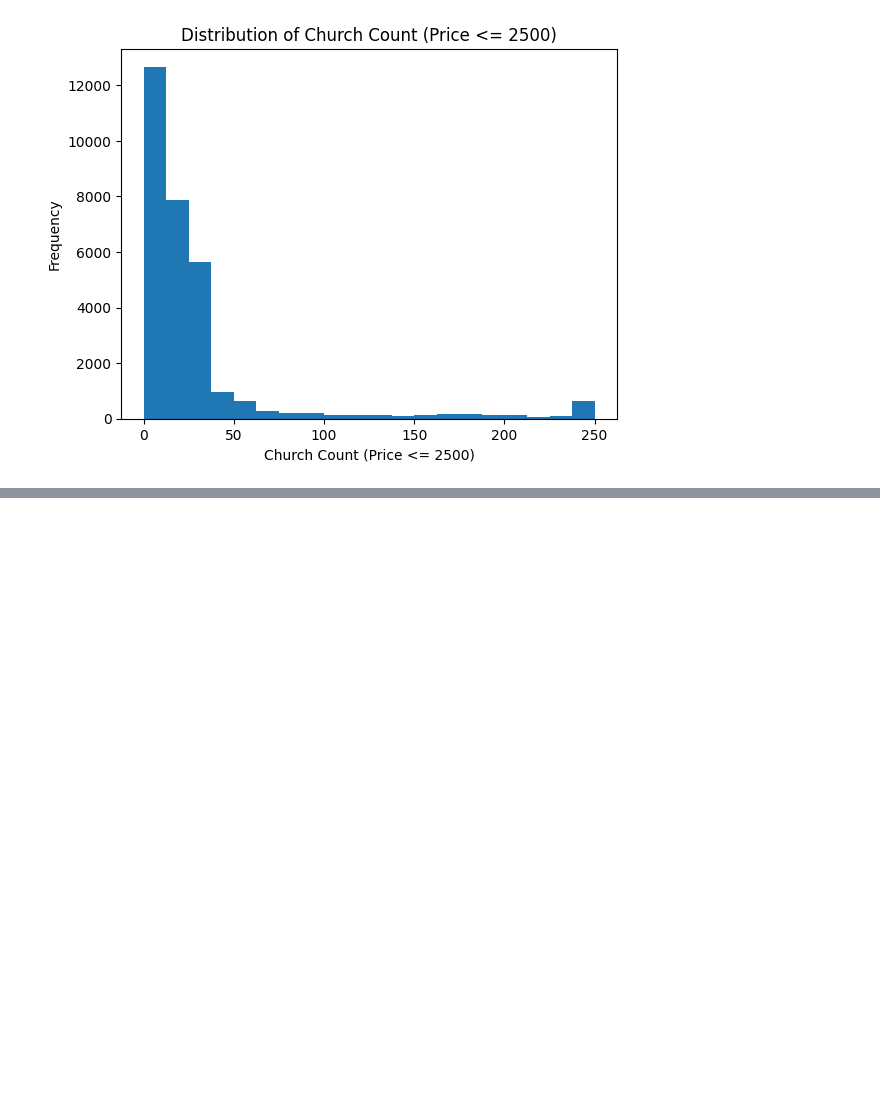
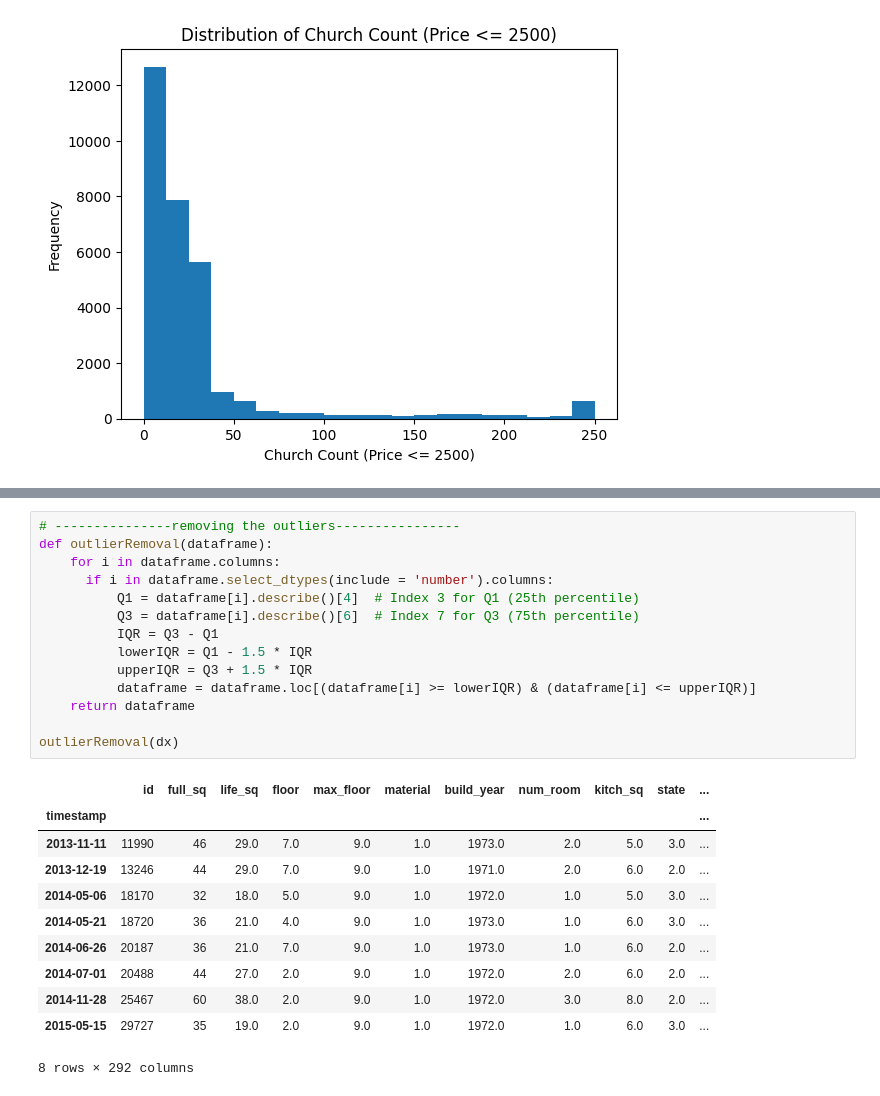
Before and after one commit to Obuninta/Final_Project, a Jupyter notebook: HousePricesPrediction.ipynb, the cells around one changed output, grey strips where cells are left out. Cells and saved outputs as stored; diff of their text form; blank space fills up the shorter version.

```diff
--- a/HousePricesPrediction.ipynb
+++ b/HousePricesPrediction.ipynb
@@ -237,0 +303,26 @@ plt.show()
+# %%
+# ---------------removing the outliers----------------
+def outlierRemoval(dataframe):
+    for i in dataframe.columns:
+      if i in dataframe.select_dtypes(include = 'number').columns:
+          Q1 = dataframe[i].describe()[4]  # Index 3 for Q1 (25th percentile)
+          Q3 = dataframe[i].describe()[6]  # Index 7 for Q3 (75th percentile)
+          IQR = Q3 - Q1
+          lowerIQR = Q1 - 1.5 * IQR
+          upperIQR = Q3 + 1.5 * IQR
+          dataframe = dataframe.loc[(dataframe[i] >= lowerIQR) & (dataframe[i] <= upperIQR)]
+    return dataframe
+
+outlierRemoval(dx)
+# %% [output]
+|  | id | full_sq | life_sq | floor | max_floor | material | build_year | num_room | kitch_sq | state | ... |
+| timestamp |  |  |  |  |  |  |  |  |  |  | ... |
+| 2013-11-11 | 11990 | 46 | 29.0 | 7.0 | 9.0 | 1.0 | 1973.0 | 2.0 | 5.0 | 3.0 | ... |
+| 2013-12-19 | 13246 | 44 | 29.0 | 7.0 | 9.0 | 1.0 | 1971.0 | 2.0 | 6.0 | 2.0 | ... |
+| 2014-05-06 | 18170 | 32 | 18.0 | 5.0 | 9.0 | 1.0 | 1972.0 | 1.0 | 5.0 | 3.0 | ... |
+| 2014-05-21 | 18720 | 36 | 21.0 | 4.0 | 9.0 | 1.0 | 1973.0 | 1.0 | 6.0 | 3.0 | ... |
+| 2014-06-26 | 20187 | 36 | 21.0 | 7.0 | 9.0 | 1.0 | 1973.0 | 1.0 | 6.0 | 2.0 | ... |
+| 2014-07-01 | 20488 | 44 | 27.0 | 2.0 | 9.0 | 1.0 | 1972.0 | 2.0 | 6.0 | 2.0 | ... |
+| 2014-11-28 | 25467 | 60 | 38.0 | 2.0 | 9.0 | 1.0 | 1972.0 | 3.0 | 8.0 | 2.0 | ... |
+| 2015-05-15 | 29727 | 35 | 19.0 | 2.0 | 9.0 | 1.0 | 1972.0 | 1.0 | 6.0 | 3.0 | ... |
+8 rows × 292 columns
```
Also changed, not shown: parts of 15 cells of this notebook.
